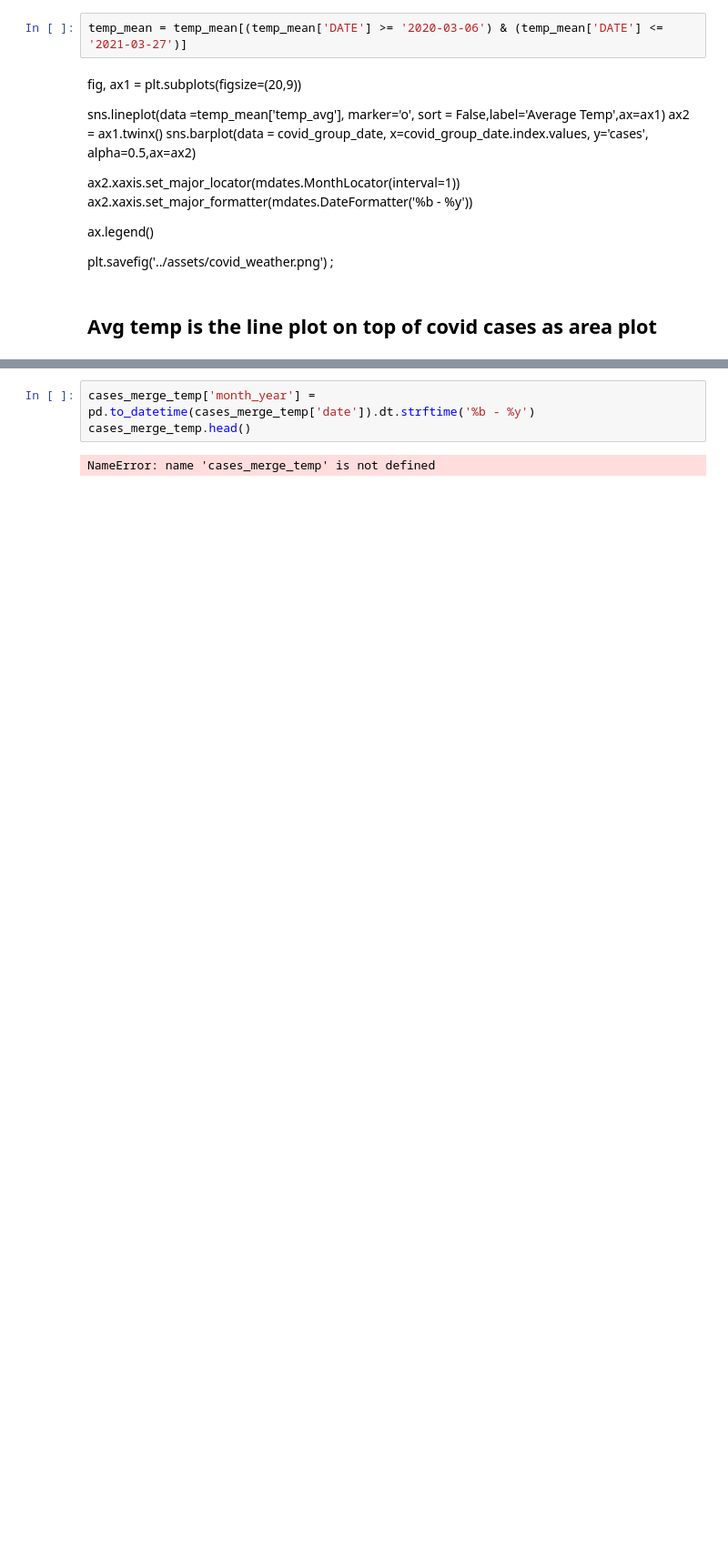
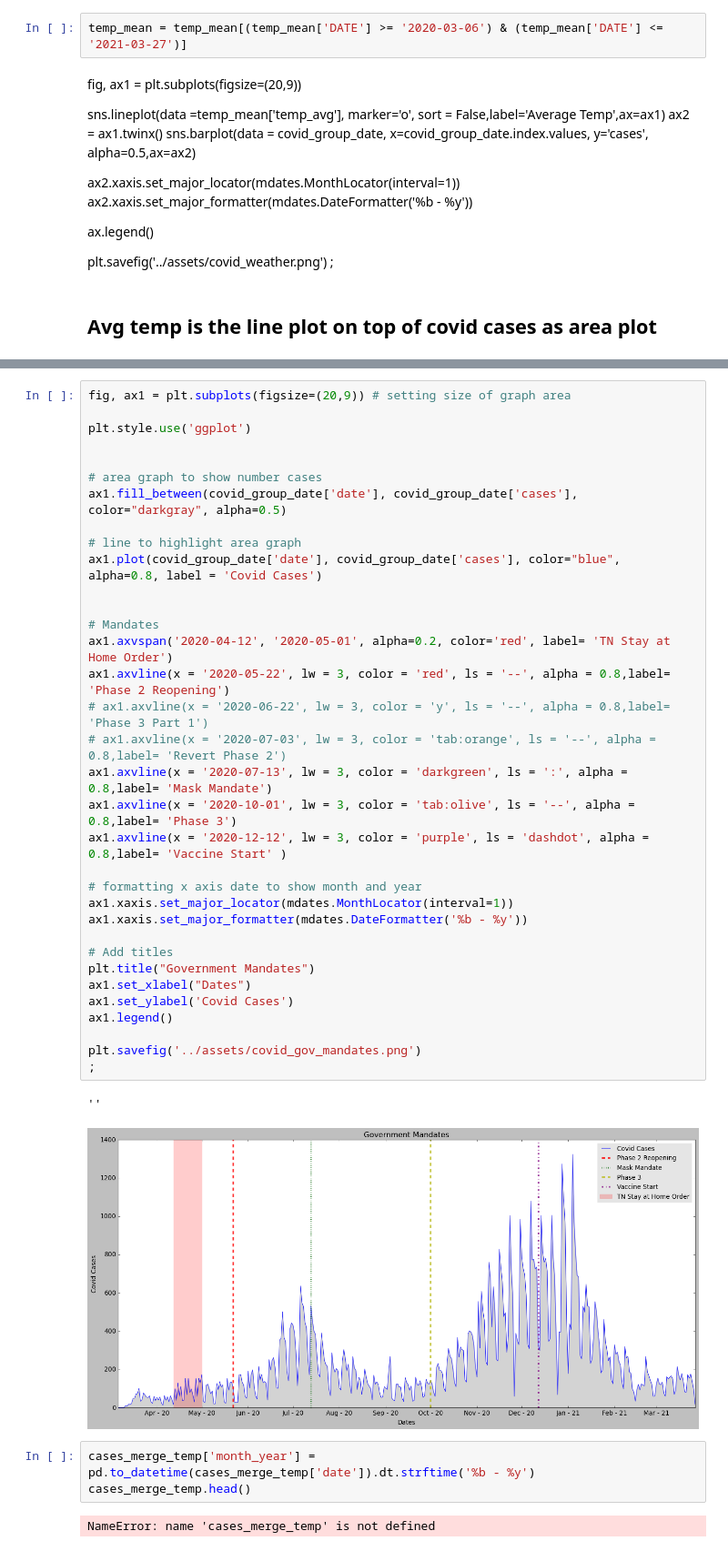
Before and after one commit to Engu12/nash-covid-cases-vaccines-honky_tonkin, a Jupyter notebook: notebook/Teng_nash_covid.ipynb, the cells around one changed output, grey strips where cells are left out. Shown at 91% size. Drawn from its saved outputs; the diff is of its cells as text; blank space fills up the shorter version.

```diff
--- a/notebook/Teng_nash_covid.ipynb
+++ b/notebook/Teng_nash_covid.ipynb
@@ -403,3 +406,40 @@ ax2.legend()
+# %%
+fig, ax1 = plt.subplots(figsize=(20,9)) # setting size of graph area
+
+plt.style.use('ggplot')
+
+
+# area graph to show number cases
+ax1.fill_between(covid_group_date['date'], covid_group_date['cases'], color="darkgray", alpha=0.5)
+
+# line to highlight area graph
+ax1.plot(covid_group_date['date'], covid_group_date['cases'], color="blue", alpha=0.8, label = 'Covid Cases')
+
+
+# Mandates
+ax1.axvspan('2020-04-12', '2020-05-01', alpha=0.2, color='red', label= 'TN Stay at Home Order')
+ax1.axvline(x = '2020-05-22', lw = 3, color = 'red', ls = '--', alpha = 0.8,label= 'Phase 2 Reopening')
+# ax1.axvline(x = '2020-06-22', lw = 3, color = 'y', ls = '--', alpha = 0.8,label= 'Phase 3 Part 1')
+# ax1.axvline(x = '2020-07-03', lw = 3, color = 'tab:orange', ls = '--', alpha = 0.8,label= 'Revert Phase 2')
+ax1.axvline(x = '2020-07-13', lw = 3, color = 'darkgreen', ls = ':', alpha = 0.8,label= 'Mask Mandate')
+ax1.axvline(x = '2020-10-01', lw = 3, color = 'tab:olive', ls = '--', alpha = 0.8,label= 'Phase 3')
+ax1.axvline(x = '2020-12-12', lw = 3, color = 'purple', ls = 'dashdot', alpha = 0.8,label= 'Vaccine Start' )
+
+# formatting x axis date to show month and year
+ax1.xaxis.set_major_locator(mdates.MonthLocator(interval=1))
+ax1.xaxis.set_major_formatter(mdates.DateFormatter('%b - %y'))
+
+# Add titles
+plt.title("Government Mandates")
+ax1.set_xlabel("Dates")
+ax1.set_ylabel('Covid Cases')
+ax1.legend()
+
+plt.savefig('../assets/covid_gov_mandates.png')
+;
+# %% [output]
+''
+[figure, added]
 # %%
 cases_merge_temp['month_year'] = pd.to_datetime(cases_merge_temp['date']).dt.strftime('%b - %y')
 cases_merge_temp.head()
```
Also changed, not shown: parts of 3 cells of this notebook, 1 other file.
